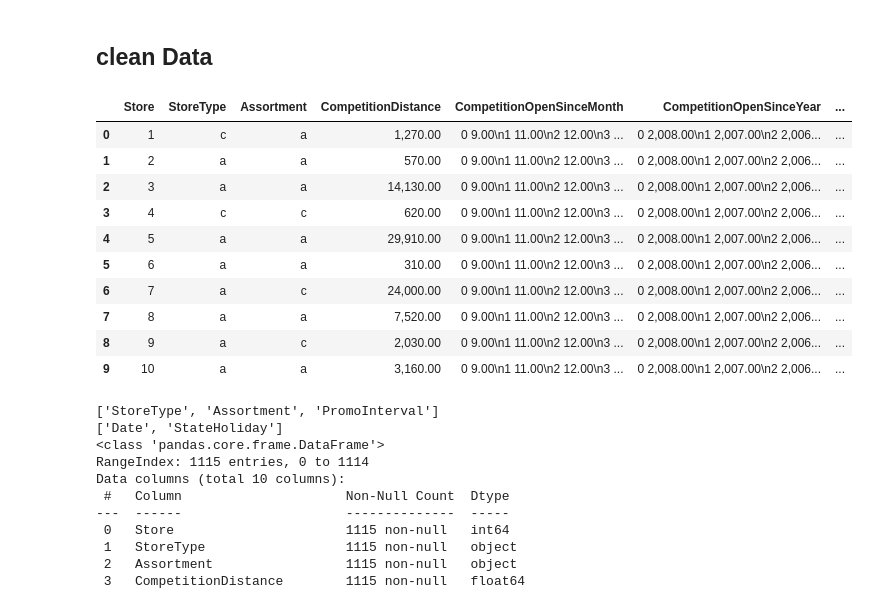
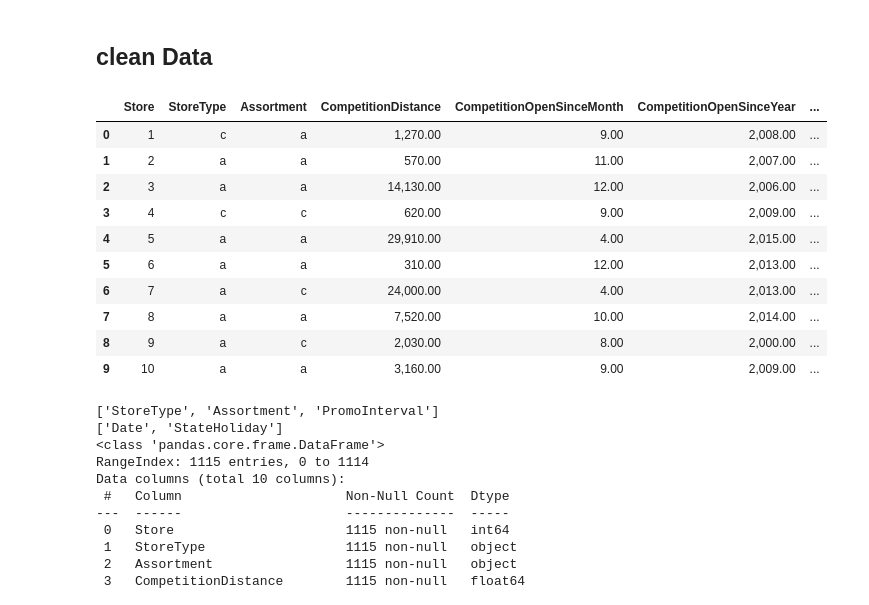
Before and after one commit to DiboraHaile/Pharmaceutical-Sales-prediction-across-multiple-stores, a Jupyter notebook: notebooks/exploration_of_customer_behaviors.ipynb, the cells around one changed output. Drawn from its saved outputs; the diff is of its cells as text; code cells hidden in the pictures.

```diff
--- a/notebooks/exploration_of_customer_behaviors.ipynb
+++ b/notebooks/exploration_of_customer_behaviors.ipynb
@@ -135,21 +135,21 @@ memory usage: 2.5+ MB
 # %%
 # convert date columns to datetime format
 df_train = utilities.format_datetime(df_train,"Date")
-df_store["CompetitionOpenSinceMonth"] = df_store["CompetitionOpenSinceMonth"].to_string()
-df_store["CompetitionOpenSinceYear"] = df_store["CompetitionOpenSinceYear"].to_string()
+# df_store["CompetitionOpenSinceMonth"] = df_store["CompetitionOpenSinceMonth"].to_string()
+# df_store["CompetitionOpenSinceYear"] = df_store["CompetitionOpenSinceYear"].to_string()
 df_store.head(10)
 # %% [output]
 |  | Store | StoreType | Assortment | CompetitionDistance | CompetitionOpenSinceMonth | CompetitionOpenSinceYear | ... |
-| 0 | 1 | c | a | 1,270.00 | 0 9.00\n1 11.00\n2 12.00\n3 ... | 0 2,008.00\n1 2,007.00\n2 2,006... | ... |
-| 1 | 2 | a | a | 570.00 | 0 9.00\n1 11.00\n2 12.00\n3 ... | 0 2,008.00\n1 2,007.00\n2 2,006... | ... |
-| 2 | 3 | a | a | 14,130.00 | 0 9.00\n1 11.00\n2 12.00\n3 ... | 0 2,008.00\n1 2,007.00\n2 2,006... | ... |
-| 3 | 4 | c | c | 620.00 | 0 9.00\n1 11.00\n2 12.00\n3 ... | 0 2,008.00\n1 2,007.00\n2 2,006... | ... |
-| 4 | 5 | a | a | 29,910.00 | 0 9.00\n1 11.00\n2 12.00\n3 ... | 0 2,008.00\n1 2,007.00\n2 2,006... | ... |
-| 5 | 6 | a | a | 310.00 | 0 9.00\n1 11.00\n2 12.00\n3 ... | 0 2,008.00\n1 2,007.00\n2 2,006... | ... |
-| 6 | 7 | a | c | 24,000.00 | 0 9.00\n1 11.00\n2 12.00\n3 ... | 0 2,008.00\n1 2,007.00\n2 2,006... | ... |
-| 7 | 8 | a | a | 7,520.00 | 0 9.00\n1 11.00\n2 12.00\n3 ... | 0 2,008.00\n1 2,007.00\n2 2,006... | ... |
-| 8 | 9 | a | c | 2,030.00 | 0 9.00\n1 11.00\n2 12.00\n3 ... | 0 2,008.00\n1 2,007.00\n2 2,006... | ... |
-| 9 | 10 | a | a | 3,160.00 | 0 9.00\n1 11.00\n2 12.00\n3 ... | 0 2,008.00\n1 2,007.00\n2 2,006... | ... |
+| 0 | 1 | c | a | 1,270.00 | 9.00 | 2,008.00 | ... |
+| 1 | 2 | a | a | 570.00 | 11.00 | 2,007.00 | ... |
+| 2 | 3 | a | a | 14,130.00 | 12.00 | 2,006.00 | ... |
+| 3 | 4 | c | c | 620.00 | 9.00 | 2,009.00 | ... |
+| 4 | 5 | a | a | 29,910.00 | 4.00 | 2,015.00 | ... |
+| 5 | 6 | a | a | 310.00 | 12.00 | 2,013.00 | ... |
+| 6 | 7 | a | c | 24,000.00 | 4.00 | 2,013.00 | ... |
+| 7 | 8 | a | a | 7,520.00 | 10.00 | 2,014.00 | ... |
+| 8 | 9 | a | c | 2,030.00 | 8.00 | 2,000.00 | ... |
+| 9 | 10 | a | a | 3,160.00 | 9.00 | 2,009.00 | ... |
 # %%
 # cleaning missing values by just dropping them, do more analysis later
 # our train data doesn't have any missing values
```
Also changed, not shown: parts of 2 cells of this notebook.
